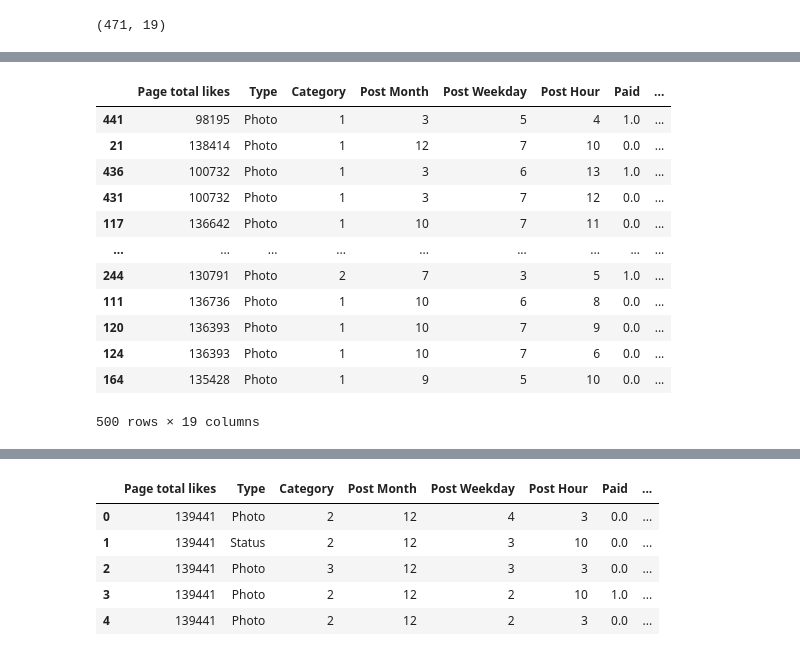
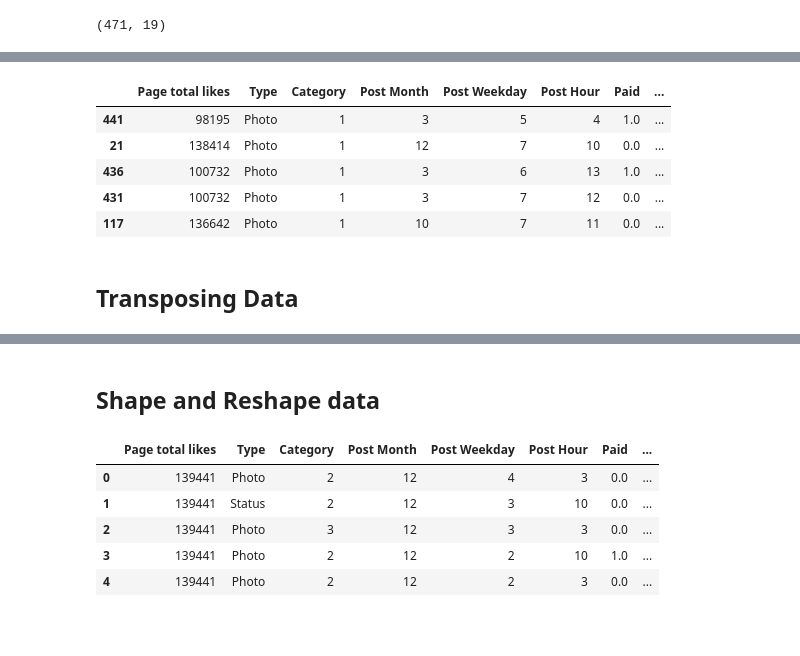
Before and after one commit to atharvaagrawal/SPPU-DSBDA-Practical, a Jupyter notebook: 09-Python-Facebook-Metrics/Facebook.ipynb, the cells around one changed output, grey strips where cells are left out. Saved outputs shown, nothing was run; the diff lists cells and outputs as text; code cells hidden in the pictures; blank space fills up the shorter version.

```diff
--- a/09-Python-Facebook-Metrics/Facebook.ipynb
+++ b/09-Python-Facebook-Metrics/Facebook.ipynb
@@ -149,18 +156,11 @@ df_sort_comments
 # %%
 #sorting by the column = share
 df_sort_share = df.sort_values(by=["share"])
-df_sort_share
+df_sort_share.head(5)
 # %% [output]
 |  | Page total likes | Type | Category | Post Month | Post Weekday | Post Hour | Paid | ... |
 | 441 | 98195 | Photo | 1 | 3 | 5 | 4 | 1.0 | ... |
 | 21 | 138414 | Photo | 1 | 12 | 7 | 10 | 0.0 | ... |
 | 436 | 100732 | Photo | 1 | 3 | 6 | 13 | 1.0 | ... |
 | 431 | 100732 | Photo | 1 | 3 | 7 | 12 | 0.0 | ... |
 | 117 | 136642 | Photo | 1 | 10 | 7 | 11 | 0.0 | ... |
-| ... | ... | ... | ... | ... | ... | ... | ... | ... |
-| 244 | 130791 | Photo | 2 | 7 | 3 | 5 | 1.0 | ... |
-| 111 | 136736 | Photo | 1 | 10 | 6 | 8 | 0.0 | ... |
-| 120 | 136393 | Photo | 1 | 10 | 7 | 9 | 0.0 | ... |
-| 124 | 136393 | Photo | 1 | 10 | 7 | 6 | 0.0 | ... |
-| 164 | 135428 | Photo | 1 | 9 | 5 | 10 | 0.0 | ... |
-500 rows × 19 columns
@@ -169,3 +167,5 @@ df_sort_share
+# %% [markdown]
+## Transposing Data
 # %%
 #transposing the dataset basically means interchanging the rows and columns
 
@@ -195,3 +193,5 @@ df_transpose
+# %% [markdown]
+## Shape and Reshape data
 # %%
 # adding an index column to provide a unique value to each row entry to further melt and unmelt the data
 
```
Also changed, not shown: parts of 22 cells of this notebook, 8 other files.
